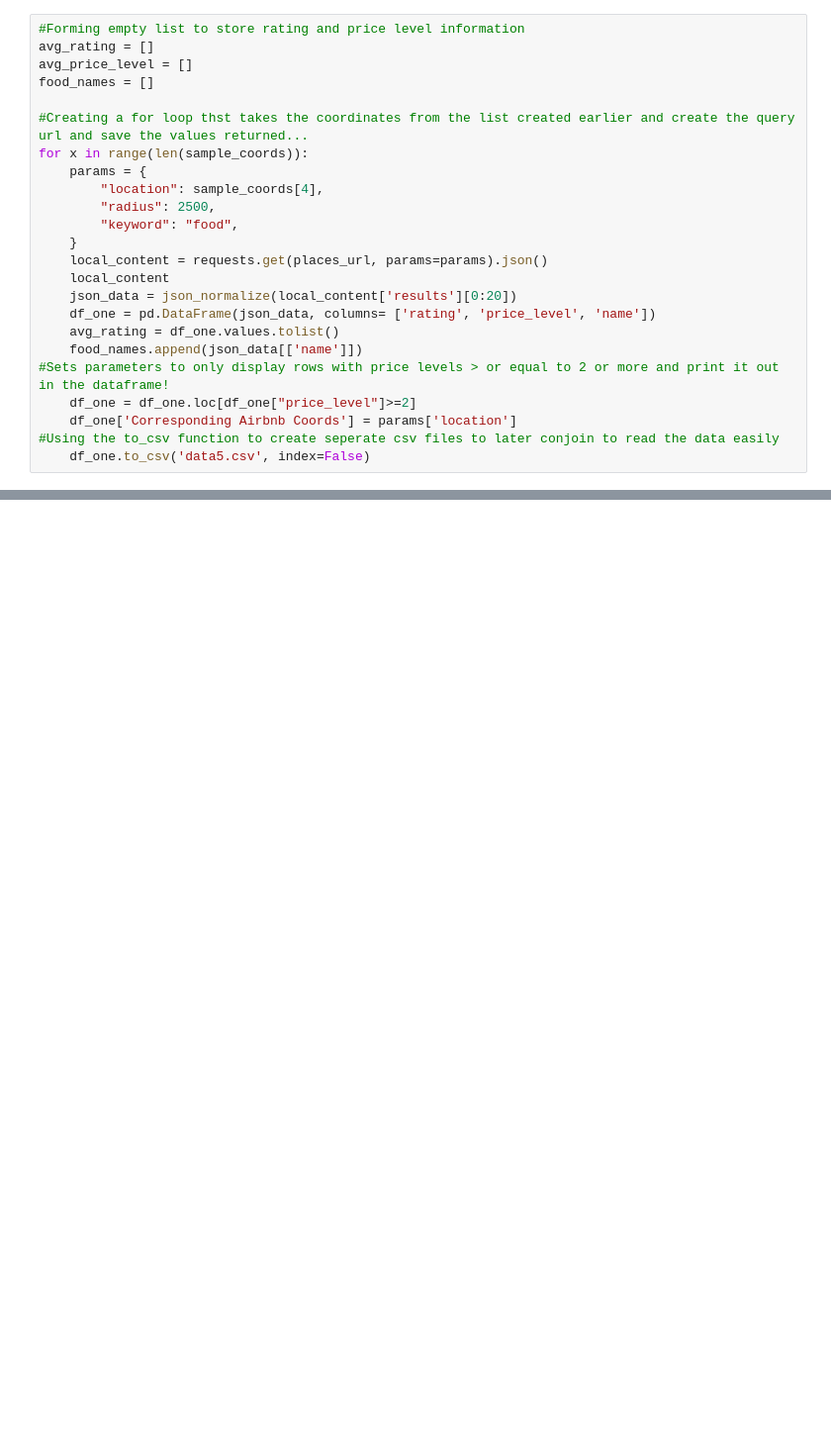
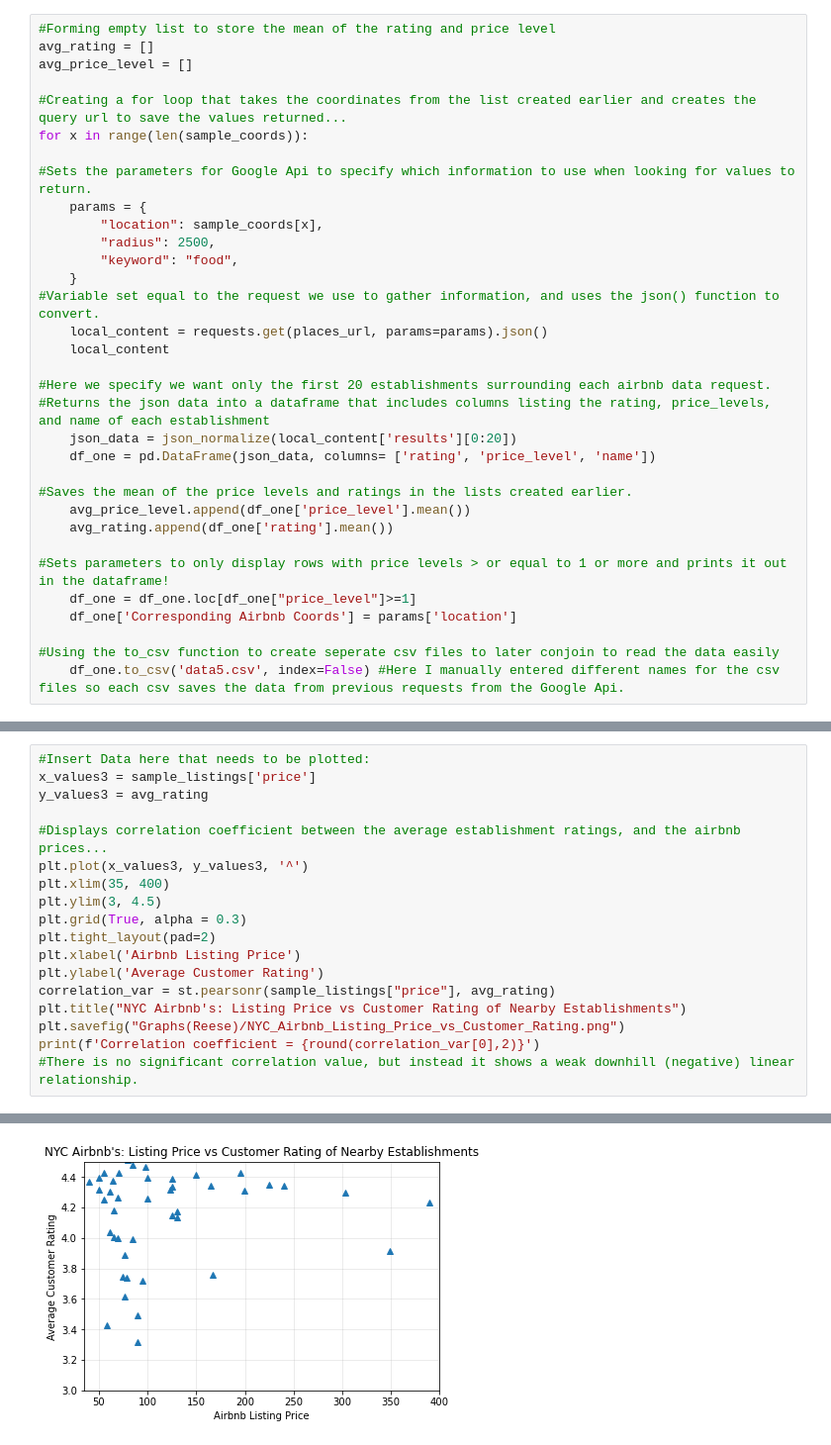
Before and after one commit to MWilliamsDP/ProjectOne, a Jupyter notebook: Reeses_Analysis_Program.ipynb, the cells around one changed output, grey strips where cells are left out. Shown at 99% size. Drawn from its saved outputs; the diff is of its cells as text; blank space fills up the shorter version.

```diff
--- a/Reeses_Analysis_Program.ipynb
+++ b/Reeses_Analysis_Program.ipynb
@@ -46,27 +52,36 @@ print(sample_coords)
 # %%
-#Forming empty list to store rating and price level information
+#Forming empty list to store the mean of the rating and price level
 avg_rating = []
 avg_price_level = []
-food_names = []
 
-#Creating a for loop thst takes the coordinates from the list created earlier and create the query url and save the values returned...
+#Creating a for loop that takes the coordinates from the list created earlier and creates the query url to save the values returned...
 for x in range(len(sample_coords)):
+
+#Sets the parameters for Google Api to specify which information to use when looking for values to return.
     params = {
-        "location": sample_coords[4],
+        "location": sample_coords[x],
         "radius": 2500,
         "keyword": "food",
     }
+#Variable set equal to the request we use to gather information, and uses the json() function to convert.
     local_content = requests.get(places_url, params=params).json()
     local_content
+
+#Here we specify we want only the first 20 establishments surrounding each airbnb data request.
+#Returns the json data into a dataframe that includes columns listing the rating, price_levels, and name of each establishment
     json_data = json_normalize(local_content['results'][0:20])
     df_one = pd.DataFrame(json_data, columns= ['rating', 'price_level', 'name'])
-    avg_rating = df_one.values.tolist()
-    food_names.append(json_data[['name']])
-#Sets parameters to only display rows with price levels > or equal to 2 or more and print it out in the dataframe!
-    df_one = df_one.loc[df_one["price_level"]>=2]
+
+#Saves the mean of the price levels and ratings in the lists created earlier.
+    avg_price_level.append(df_one['price_level'].mean())
+    avg_rating.append(df_one['rating'].mean())
+
+#Sets parameters to only display rows with price levels > or equal to 1 or more and prints it out in the dataframe!
+    df_one = df_one.loc[df_one["price_level"]>=1]
     df_one['Corresponding Airbnb Coords'] = params['location']
+
 #Using the to_csv function to create seperate csv files to later conjoin to read the data easily
-    df_one.to_csv('data5.csv', index=False)
+    df_one.to_csv('data5.csv', index=False) #Here I manually entered different names for the csv files so each csv saves the data from previous requests from the Google Api.
 # %%
 #Takes the csv data from the seperate files and stitches them together
 coord_pricing_df = pd.concat(
@@ -131,0 +124,19 @@ AttributeError: 'AxesSubplot' object has no attribute 'bar_label'
+# %%
+#Insert Data here that needs to be plotted:
+x_values3 = sample_listings['price']
+y_values3 = avg_rating
+
+#Displays correlation coefficient between the average establishment ratings, and the airbnb prices...
+plt.plot(x_values3, y_values3, '^')
+plt.xlim(35, 400)
+plt.ylim(3, 4.5)
+plt.grid(True, alpha = 0.3)
+plt.tight_layout(pad=2)
+plt.xlabel('Airbnb Listing Price')
+plt.ylabel('Average Customer Rating')
+correlation_var = st.pearsonr(sample_listings["price"], avg_rating)
+plt.title("NYC Airbnb's: Listing Price vs Customer Rating of Nearby Establishments")
+plt.savefig("Graphs(Reese)/NYC_Airbnb_Listing_Price_vs_Customer_Rating.png")
+print(f'Correlation coefficient = {round(correlation_var[0],2)}')
+#There is no significant correlation value, but instead it shows a weak downhill (negative) linear relationship.
+# %% [output]
@@ -131,0 +144 @@ AttributeError: 'AxesSubplot' object has no attribute 'bar_label'
+[figure, added]
```
Also changed, not shown: parts of 8 cells of this notebook, 4 other files.
